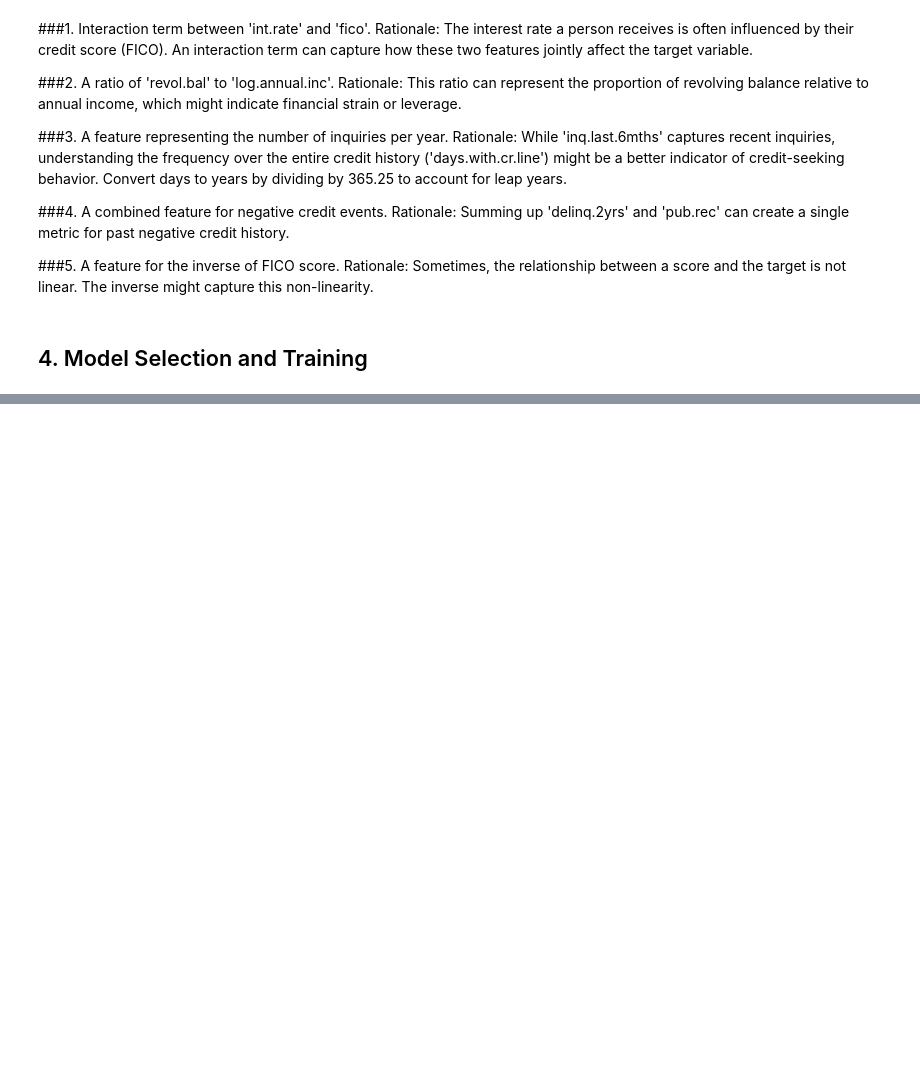
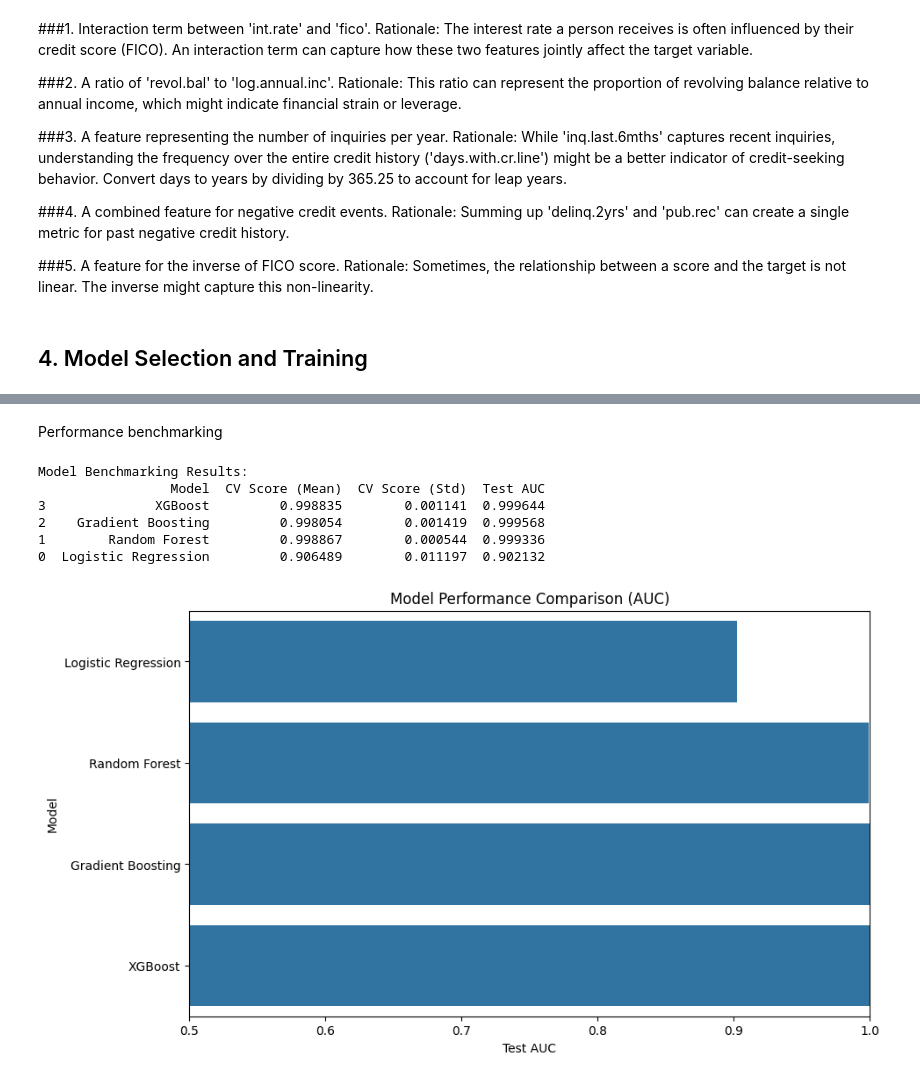
Before and after one commit to Afealete/FOXTROT-2-ASSIGNMENT-2, a Jupyter notebook: FOXTROT_2_ASSIGNMENT_2.ipynb, the cells around one changed output, grey strips where cells are left out. Cells and saved outputs as stored; diff of their text form; code cells hidden in the pictures; blank space fills up the shorter version.

```diff
--- a/FOXTROT_2_ASSIGNMENT_2.ipynb
+++ b/FOXTROT_2_ASSIGNMENT_2.ipynb
@@ -299,0 +375,57 @@ ROC-AUC  : 0.9960985136900229
+# %% [markdown]
+Performance benchmarking
+# %%
+def benchmark_models(X_train, y_train, X_test, y_test):
+    """Compare multiple models using cross-validation"""
+    from sklearn.linear_model import LogisticRegression
+    from sklearn.ensemble import GradientBoostingClassifier
+    from xgboost import XGBClassifier # Import XGBoost
+
+    models = {
+        'Logistic Regression': LogisticRegression(max_iter=1000, class_weight='balanced'),
+        'Random Forest': RandomForestClassifier(class_weight='balanced', random_state=42),
+        'Gradient Boosting': GradientBoostingClassifier(random_state=42),
+        'XGBoost': XGBClassifier(scale_pos_weight=len(y_train[y_train==0])/len(y_train[y_train==1]))
+    }
+
+    results = pd.DataFrame(columns=['Model', 'CV Score (Mean)', 'CV Score (Std)', 'Test AUC'])
+
+    for name, model in models.items():
+        # Cross-validation
+        cv_scores = cross_val_score(model, X_train, y_train, cv=5, scoring='roc_auc')
+
+        # Test set evaluation
+        model.fit(X_train, y_train)
+        y_proba = model.predict_proba(X_test)[:, 1]
+        test_auc = roc_auc_score(y_test, y_proba)
+
+        # Corrected indentation for this line and the list elements
+        results.loc[len(results)] = [
+            name,
+            cv_scores.mean(),
+            cv_scores.std(),
+            test_auc
+        ]
+
+    # Display results
+    print("\nModel Benchmarking Results:")
+    print(results.sort_values('Test AUC', ascending=False))
+
+    # Plot comparison
+    plt.figure(figsize=(10, 6))
+    sns.barplot(x='Test AUC', y='Model', data=results.sort_values('Test AUC'))
+    plt.title('Model Performance Comparison (AUC)')
+    plt.xlim(0.5, 1.0)
+    plt.show()
+
+    return results
+
+benchmark_results = benchmark_models(X_train, y_train, X_test, y_test)
+# %% [output]
+Model Benchmarking Results:
+                 Model  CV Score (Mean)  CV Score (Std)  Test AUC
+3              XGBoost         0.998835        0.001141  0.999644
+2    Gradient Boosting         0.998054        0.001419  0.999568
+1        Random Forest         0.998867        0.000544  0.999336
+0  Logistic Regression         0.906489        0.011197  0.902132
+[figure, added]
```
Also changed, not shown: parts of 6 cells of this notebook.
